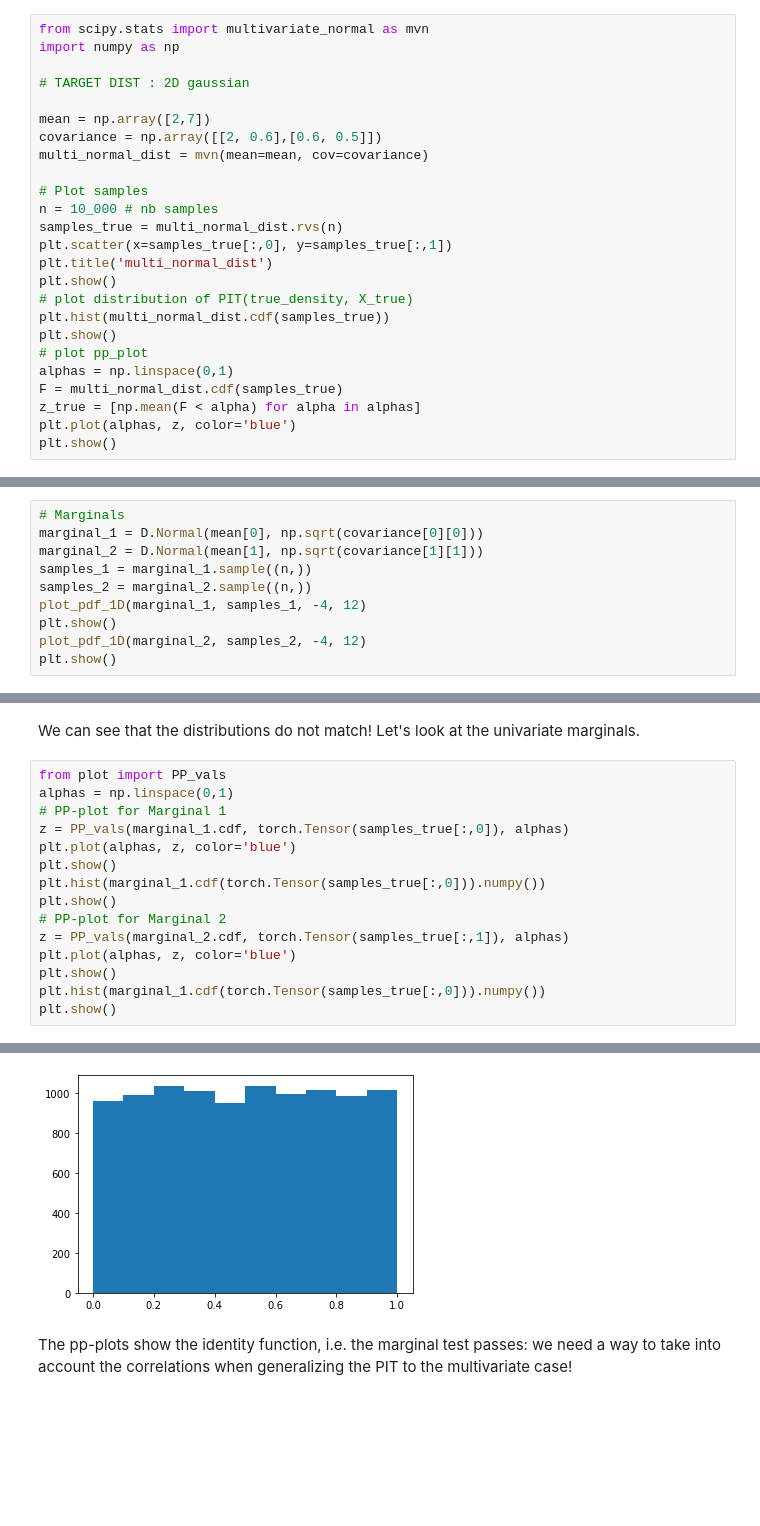
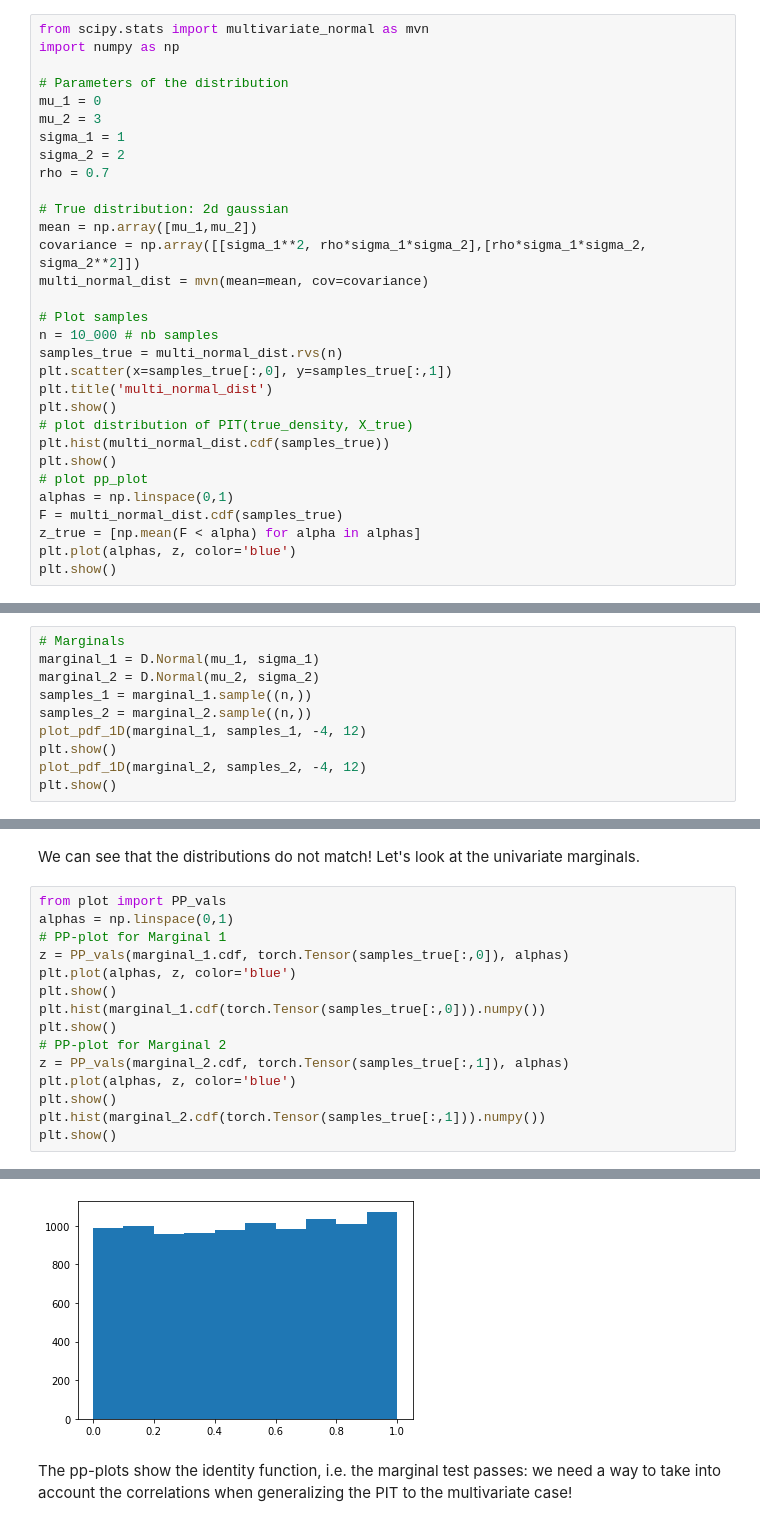
Before and after one commit to JuliaLinhart/valDiags_flows, a Jupyter notebook: PIT_for_Flows.ipynb, the cells around one changed output, grey strips where cells are left out. Cells and saved outputs as stored; diff of their text form; blank space fills up the shorter version.

```diff
--- a/PIT_for_Flows.ipynb
+++ b/PIT_for_Flows.ipynb
@@ -153,10 +156,16 @@ Let's show that $F_X(X)$ is not generally uniformly distributed in the multivari
 from scipy.stats import multivariate_normal as mvn
 import numpy as np
 
-# TARGET DIST : 2D gaussian
+# Parameters of the distribution
+mu_1 = 0
+mu_2 = 3
+sigma_1 = 1
+sigma_2 = 2
+rho = 0.7
 
-mean = np.array([2,7])
-covariance = np.array([[2, 0.6],[0.6, 0.5]])
+# True distribution: 2d gaussian
+mean = np.array([mu_1,mu_2])
+covariance = np.array([[sigma_1**2, rho*sigma_1*sigma_2],[rho*sigma_1*sigma_2, sigma_2**2]])
 multi_normal_dist = mvn(mean=mean, cov=covariance)
 
 # Plot samples
@@ -185,7 +198,7 @@ The pp-plot of the true density does not show the identity function as it would
 # %%
 # Marginals
-marginal_1 = D.Normal(mean[0], np.sqrt(covariance[0][0]))
-marginal_2 = D.Normal(mean[1], np.sqrt(covariance[1][1]))
+marginal_1 = D.Normal(mu_1, sigma_1)
+marginal_2 = D.Normal(mu_2, sigma_2)
 samples_1 = marginal_1.sample((n,))
 samples_2 = marginal_2.sample((n,))
 plot_pdf_1D(marginal_1, samples_1, -4, 12)
@@ -242,7 +239,7 @@ plt.show()
 z = PP_vals(marginal_2.cdf, torch.Tensor(samples_true[:,1]), alphas)
 plt.plot(alphas, z, color='blue')
 plt.show()
-plt.hist(marginal_1.cdf(torch.Tensor(samples_true[:,0])).numpy())
+plt.hist(marginal_2.cdf(torch.Tensor(samples_true[:,1])).numpy())
 plt.show()
 # %% [output]
 [figure]
@@ -250,4 +247,4 @@ plt.show()
 [figure]
-[figure, old version]
+[figure, new version]
 # %% [markdown]
 The pp-plots show the identity function, i.e. the marginal test passes: we need a way to take into account the correlations when generalizing the PIT to the multivariate case!
```
Also changed, not shown: parts of 13 cells of this notebook.
